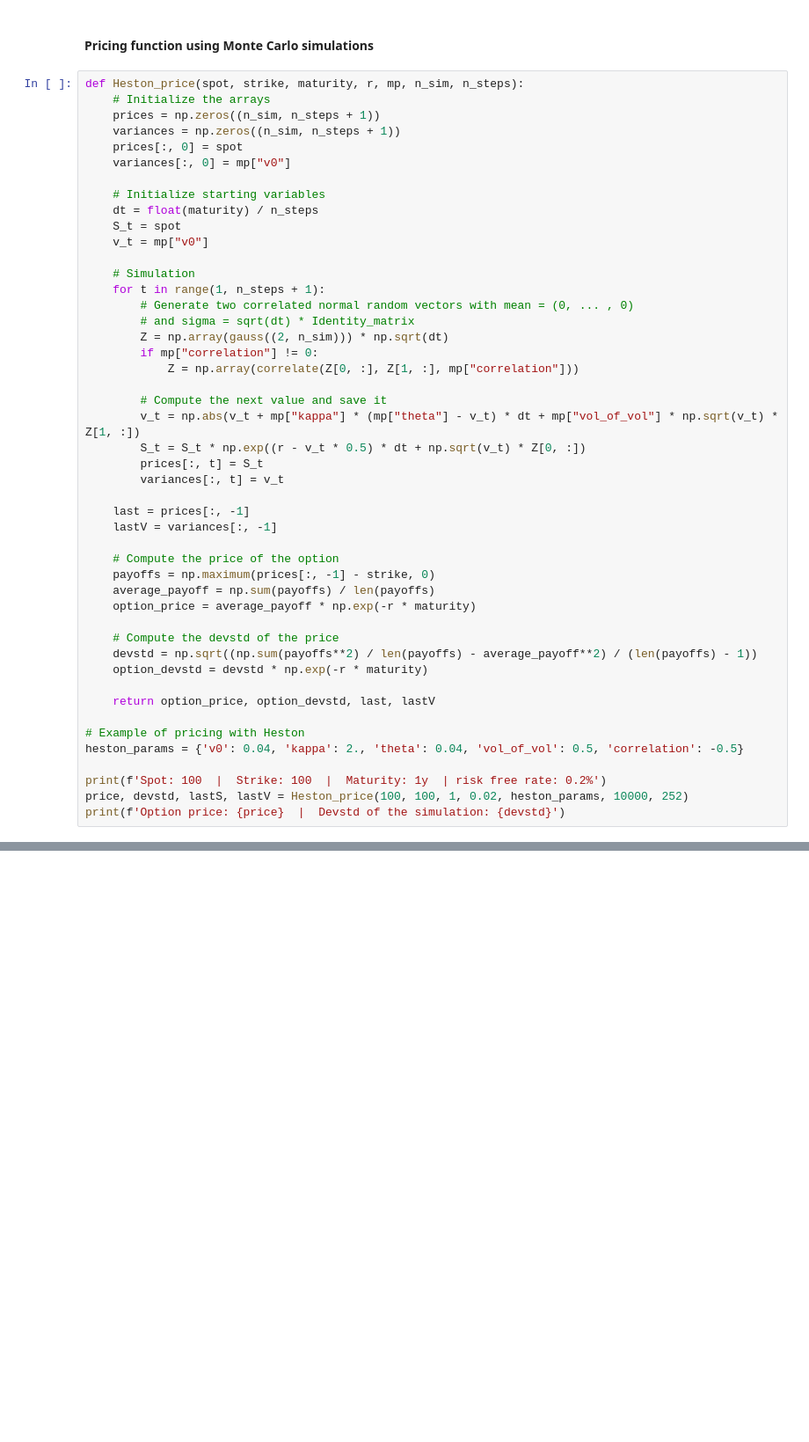
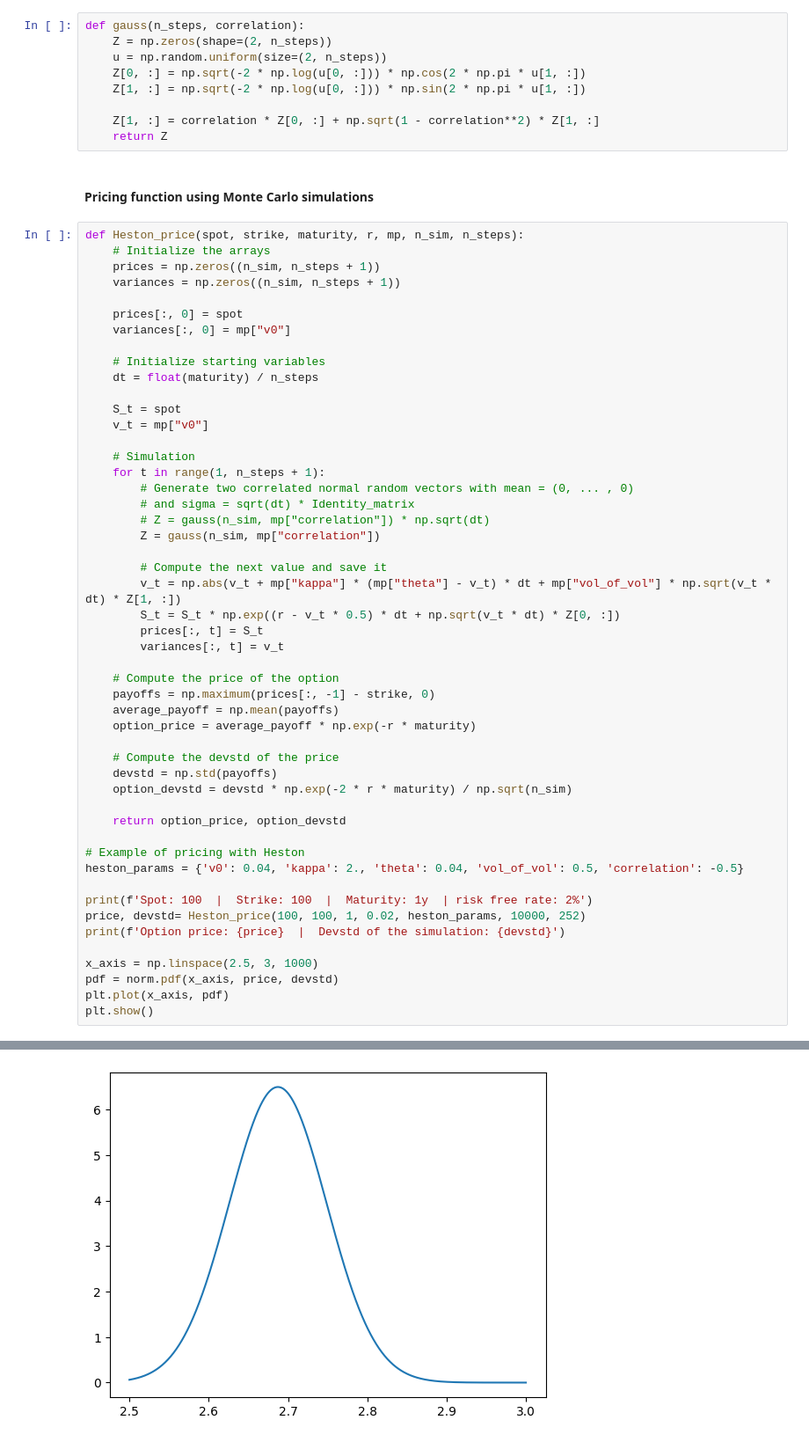
Before and after one commit to Sammas41/Model-Calibration-Project, a Jupyter notebook: JupyterNotebook.ipynb, the cells around one changed output, grey strips where cells are left out. Shown at 88% size. Cells and saved outputs as stored; diff of their text form; blank space fills up the shorter version.

```diff
--- a/JupyterNotebook.ipynb
+++ b/JupyterNotebook.ipynb
@@ -391,3 +405,12 @@ def correlate(list_1, list_2, correlation):
+# %%
+def gauss(n_steps, correlation):
+    Z = np.zeros(shape=(2, n_steps))
+    u = np.random.uniform(size=(2, n_steps))
+    Z[0, :] = np.sqrt(-2 * np.log(u[0, :])) * np.cos(2 * np.pi * u[1, :])
+    Z[1, :] = np.sqrt(-2 * np.log(u[0, :])) * np.sin(2 * np.pi * u[1, :])
+
+    Z[1, :] = correlation * Z[0, :] + np.sqrt(1 - correlation**2) * Z[1, :]
+    return Z
 # %% [markdown]
 #### Pricing function using Monte Carlo simulations
 # %%
@@ -395,11 +418,13 @@ def Heston_price(spot, strike, maturity, r, mp, n_sim, n_steps):
     # Initialize the arrays
     prices = np.zeros((n_sim, n_steps + 1))
     variances = np.zeros((n_sim, n_steps + 1))
+
     prices[:, 0] = spot
     variances[:, 0] = mp["v0"]
 
     # Initialize starting variables
     dt = float(maturity) / n_steps
+
     S_t = spot
     v_t = mp["v0"]
 
@@ -407,34 +432,35 @@ def Heston_price(spot, strike, maturity, r, mp, n_sim, n_steps):
     for t in range(1, n_steps + 1):
         # Generate two correlated normal random vectors with mean = (0, ... , 0)
         # and sigma = sqrt(dt) * Identity_matrix
-        Z = np.array(gauss((2, n_sim))) * np.sqrt(dt)
-        if mp["correlation"] != 0:
-            Z = np.array(correlate(Z[0, :], Z[1, :], mp["correlation"]))
+        # Z = gauss(n_sim, mp["correlation"]) * np.sqrt(dt)
+        Z = gauss(n_sim, mp["correlation"])
 
         # Compute the next value and save it
-        v_t = np.abs(v_t + mp["kappa"] * (mp["theta"] - v_t) * dt + mp["vol_of_vol"] * np.sqrt(v_t) * Z[1, :])
-        S_t = S_t * np.exp((r - v_t * 0.5) * dt + np.sqrt(v_t) * Z[0, :])
+        v_t = np.abs(v_t + mp["kappa"] * (mp["theta"] - v_t) * dt + mp["vol_of_vol"] * np.sqrt(v_t * dt) * Z[1, :])
+        S_t = S_t * np.exp((r - v_t * 0.5) * dt + np.sqrt(v_t * dt) * Z[0, :])
         prices[:, t] = S_t
         variances[:, t] = v_t
 
-    last = prices[:, -1]
-    lastV = variances[:, -1]
-
     # Compute the price of the option
     payoffs = np.maximum(prices[:, -1] - strike, 0)
-    average_payoff = np.sum(payoffs) / len(payoffs)
+    average_payoff = np.mean(payoffs)
     option_price = average_payoff * np.exp(-r * maturity)
 
     # Compute the devstd of the price
-    devstd = np.sqrt((np.sum(payoffs**2) / len(payoffs) - average_payoff**2) / (len(payoffs) - 1))
-    option_devstd = devstd * np.exp(-r * maturity)
+    devstd = np.std(payoffs)
+    option_devstd = devstd * np.exp(-2 * r * maturity) / np.sqrt(n_sim)
 
-    return option_price, option_devstd, last, lastV
+    return option_price, option_devstd
 
 # Example of pricing with Heston
 heston_params = {'v0': 0.04, 'kappa': 2., 'theta': 0.04, 'vol_of_vol': 0.5, 'correlation': -0.5}
 
-print(f'Spot: 100  |  Strike: 100  |  Maturity: 1y  | risk free rate: 0.2%')
-price, devstd, lastS, lastV = Heston_price(100, 100, 1, 0.02, heston_params, 10000, 252)
+print(f'Spot: 100  |  Strike: 100  |  Maturity: 1y  | risk free rate: 2%')
+price, devstd= Heston_price(100, 100, 1, 0.02, heston_params, 10000, 252)
 print(f'Option price: {price}  |  Devstd of the simulation: {devstd}')
+
+x_axis = np.linspace(2.5, 3, 1000)
+pdf = norm.pdf(x_axis, price, devstd)
+plt.plot(x_axis, pdf)
+plt.show()
 # %% [output]
@@ -442,0 +469 @@ Option price: 2.7590702950036197  |  Devstd of the simulation: 0.067171494742115
+[figure, added]
```
Also changed, not shown: parts of 14 cells of this notebook.
